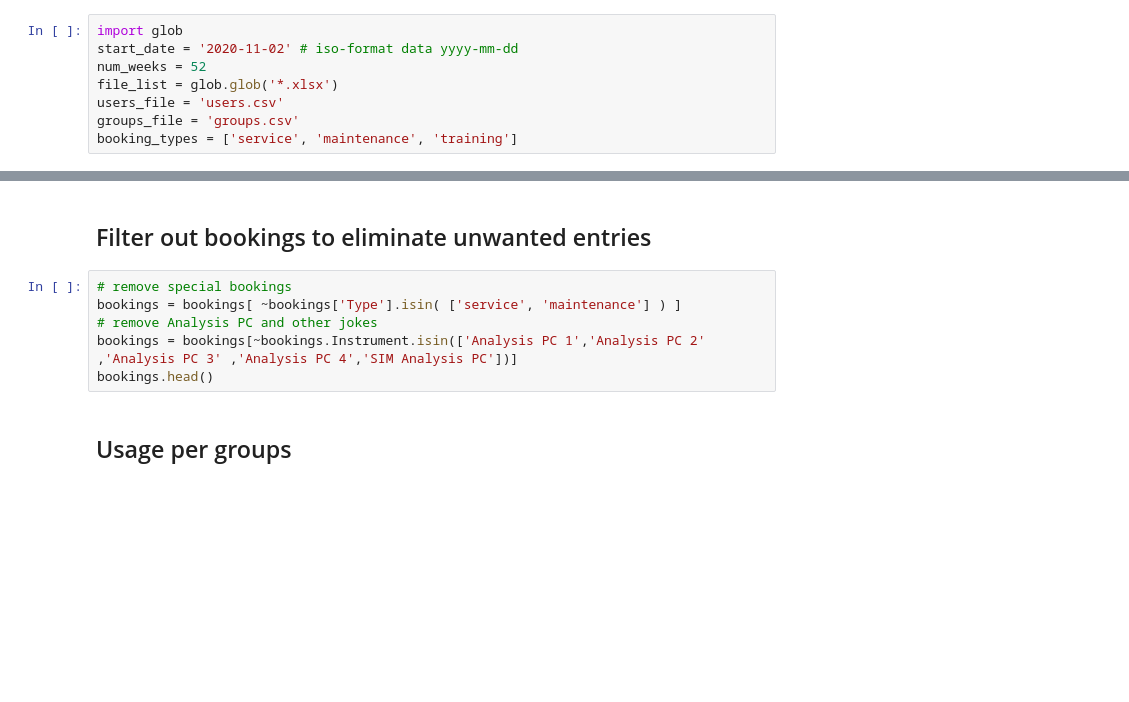
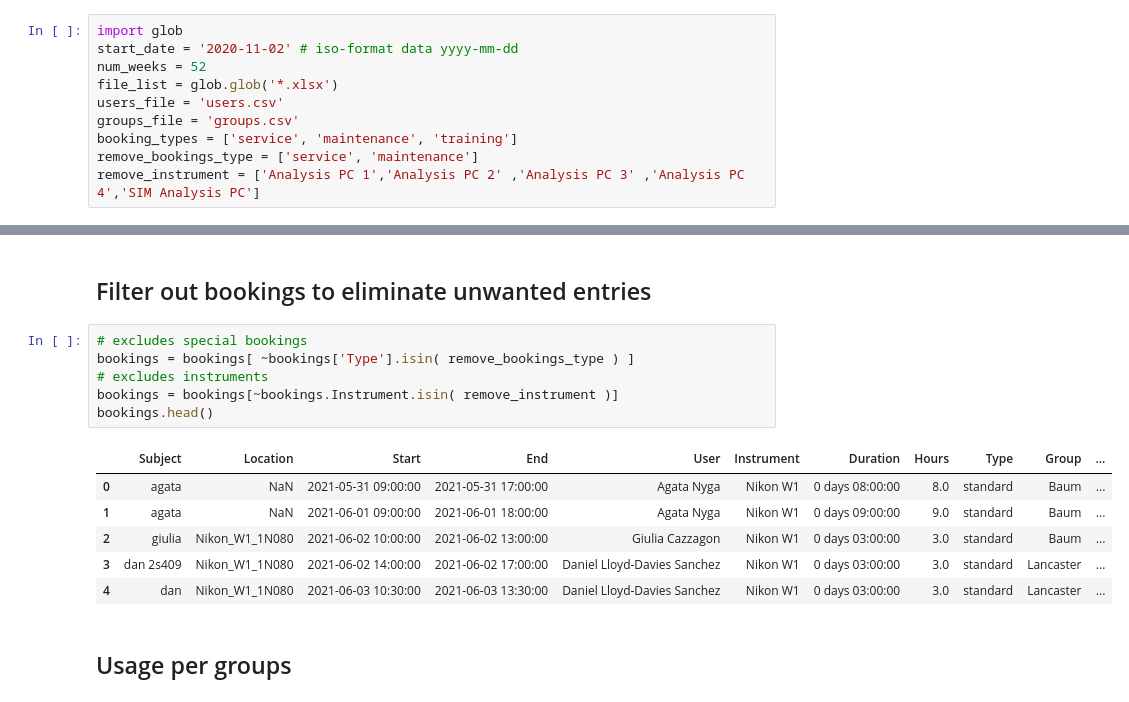
Before and after one commit to jboulanger/UsageStats, a Jupyter notebook: Usage Stats Analytics.ipynb, the cells around one changed output, grey strips where cells are left out. Drawn from its saved outputs; the diff is of its cells as text; blank space fills up the shorter version.

```diff
--- a/Usage Stats Analytics.ipynb
+++ b/Usage Stats Analytics.ipynb
@@ -18,6 +14,8 @@ file_list = glob.glob('*.xlsx')
 users_file = 'users.csv'
 groups_file = 'groups.csv'
 booking_types = ['service', 'maintenance', 'training']
+remove_bookings_type = ['service', 'maintenance']
+remove_instrument = ['Analysis PC 1','Analysis PC 2' ,'Analysis PC 3' ,'Analysis PC 4','SIM Analysis PC']
 # %%
 import pandas as pd
 import seaborn as sns
@@ -184,11 +234,18 @@ plt.savefig('usage-per-type-per-instrument.pdf')
 # %% [markdown]
 ## Filter out bookings to eliminate unwanted entries
 # %%
-# remove special bookings
-bookings = bookings[ ~bookings['Type'].isin( ['service', 'maintenance'] ) ]
-# remove Analysis PC and other jokes
-bookings = bookings[~bookings.Instrument.isin(['Analysis PC 1','Analysis PC 2' ,'Analysis PC 3' ,'Analysis PC 4','SIM Analysis PC'])]
+# excludes special bookings
+bookings = bookings[ ~bookings['Type'].isin( remove_bookings_type ) ]
+# excludes instruments
+bookings = bookings[~bookings.Instrument.isin( remove_instrument )]
 bookings.head()
+# %% [output]
+|  | Subject | Location | Start | End | User | Instrument | Duration | Hours | Type | Group | ... |
+| 0 | agata | NaN | 2021-05-31 09:00:00 | 2021-05-31 17:00:00 | Agata Nyga | Nikon W1 | 0 days 08:00:00 | 8.0 | standard | Baum | ... |
+| 1 | agata | NaN | 2021-06-01 09:00:00 | 2021-06-01 18:00:00 | Agata Nyga | Nikon W1 | 0 days 09:00:00 | 9.0 | standard | Baum | ... |
+| 2 | giulia | Nikon_W1_1N080 | 2021-06-02 10:00:00 | 2021-06-02 13:00:00 | Giulia Cazzagon | Nikon W1 | 0 days 03:00:00 | 3.0 | standard | Baum | ... |
+| 3 | dan 2s409 | Nikon_W1_1N080 | 2021-06-02 14:00:00 | 2021-06-02 17:00:00 | Daniel Lloyd-Davies Sanchez | Nikon W1 | 0 days 03:00:00 | 3.0 | standard | Lancaster | ... |
+| 4 | dan | Nikon_W1_1N080 | 2021-06-03 10:30:00 | 2021-06-03 13:30:00 | Daniel Lloyd-Davies Sanchez | Nikon W1 | 0 days 03:00:00 | 3.0 | standard | Lancaster | ... |
 # %% [markdown]
 ## Usage per groups
 # %%
```
Also changed, not shown: parts of 11 cells of this notebook.
